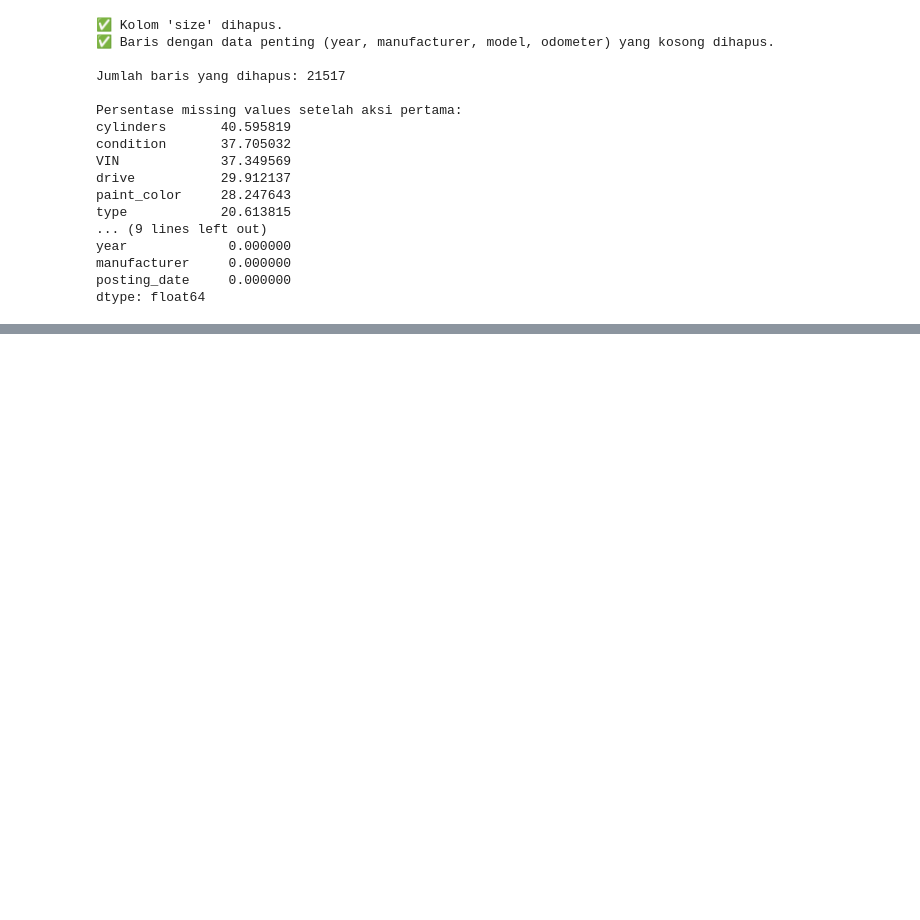
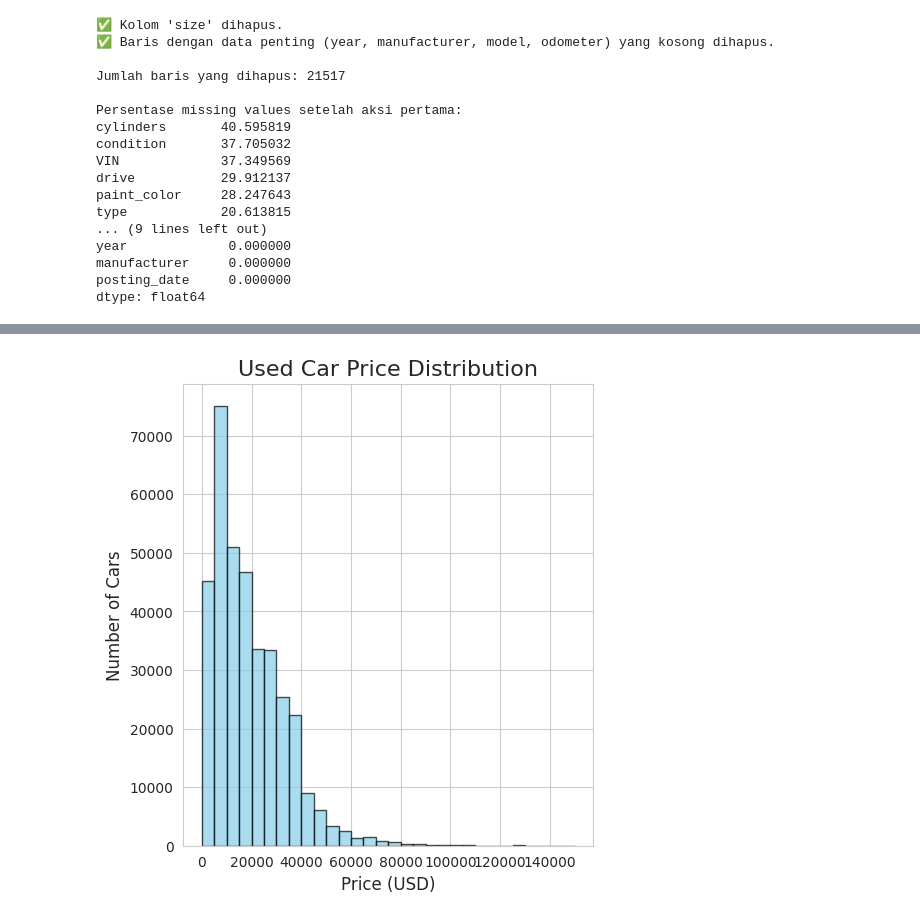
Before and after one commit to FerrelNW/used_car_price_analysis, a Jupyter notebook: used_car_price_analysis.ipynb, the cells around one changed output, grey strips where cells are left out. Drawn from its saved outputs; the diff is of its cells as text; code cells hidden in the pictures; blank space fills up the shorter version.

```diff
--- a/used_car_price_analysis.ipynb
+++ b/used_car_price_analysis.ipynb
@@ -302,0 +295,5 @@ dtype: int64
+# %%
+import matplotlib.pyplot as plt
+import seaborn as sns
+
+sns.set_style('whitegrid')
@@ -302,0 +312,17 @@ dtype: int64
+# %%
+import matplotlib.pyplot as plt
+import seaborn as sns
+
+sns.set_style('whitegrid')
+plt.figure(figsize=(18, 6))
+
+plt.subplot(1, 3, 1)
+price_bins = np.arange(0, 150001, 5000)
+plt.hist(df_cleaned['price'], bins=price_bins, color='skyblue', edgecolor='black', alpha=0.7)
+
+plt.title('Used Car Price Distribution', fontsize=16)
+plt.xlabel('Price (USD)', fontsize=12)
+plt.ylabel('Number of Cars', fontsize=12)
+plt.ticklabel_format(style='plain', axis='x')
+# %% [output]
+[figure, added]
```
Also changed, not shown: parts of 15 cells of this notebook.
